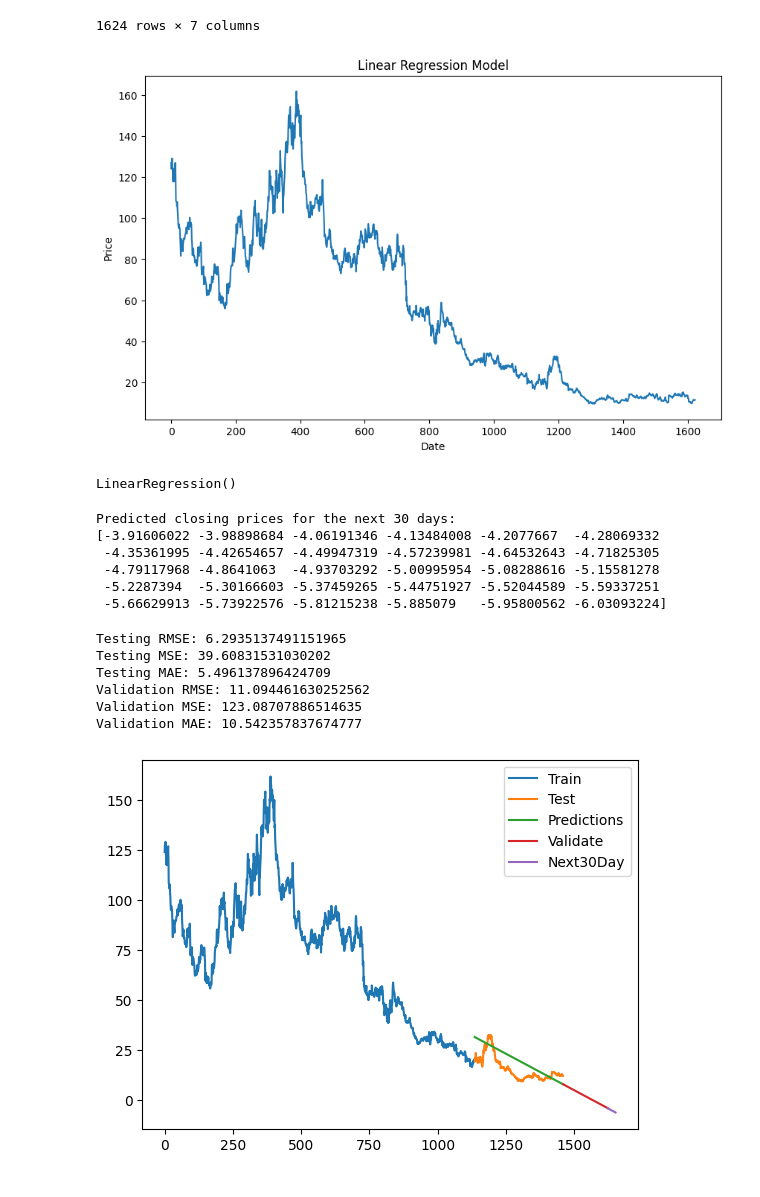
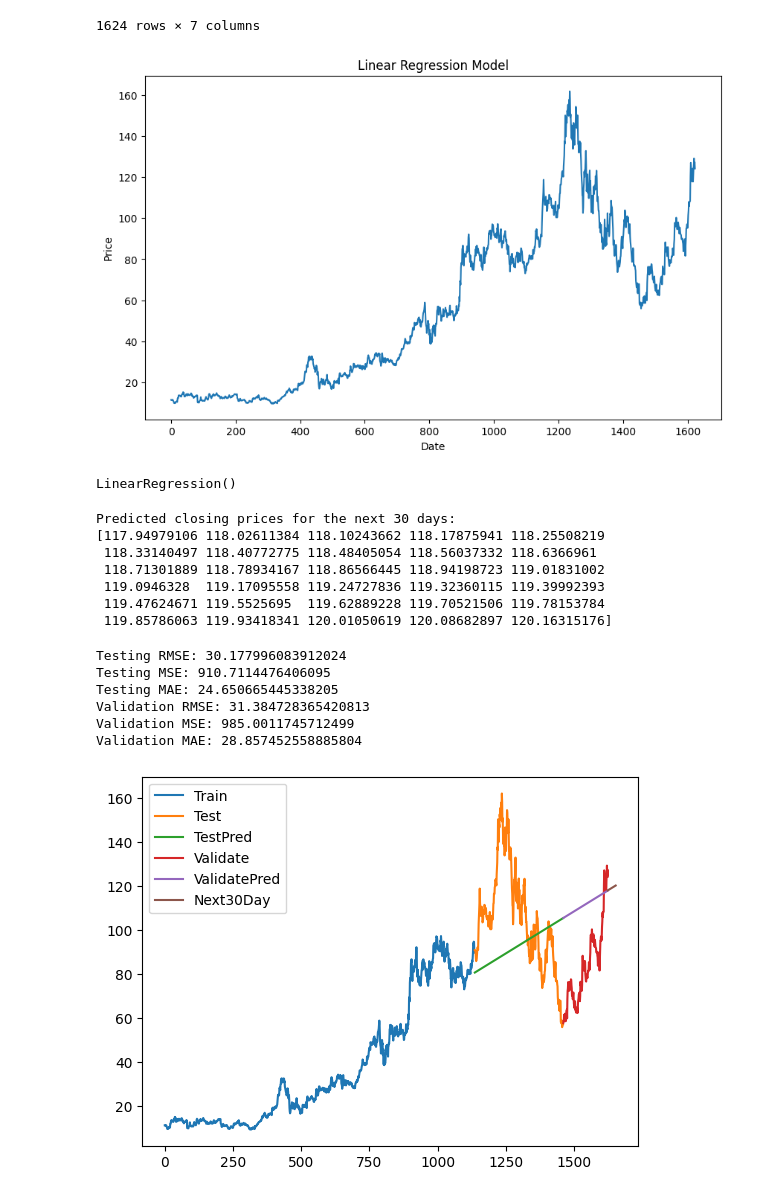
Before and after one commit to dangnghiepcuong/IS403.N21.HTTT_Nhom2, a Jupyter notebook: 1. Linear Regression/AMD_LN_Model_721.ipynb, the cells around one changed output. Drawn from its saved outputs; the diff is of its cells as text; code cells hidden in the pictures.

```diff
--- a/1. Linear Regression/AMD_LN_Model_721.ipynb
+++ b/1. Linear Regression/AMD_LN_Model_721.ipynb
@@ -76,8 +76,7 @@ df
 | 1623 | 6/15/2023 | 124.24 | 125.39 | 125.70 | 122.26 | 85130000.0 | -2.43% |
 1624 rows × 7 columns
 # %%
-#Đảo ngược dữ liệu cho mô hình
-df = df[::-1]
+
 
 figure=df['Price'].values
 plt.figure(figsize=(10,6))
@@ -87,7 +86,7 @@ plt.ylabel('Price')
 plt.title('Linear Regression Model')
 plt.show()
 # %% [output]
-[figure, old version]
+[figure, new version]
 # %%
 df = df.reset_index(drop=True) # Reset the index
 
@@ -135,11 +134,12 @@ print('Predicted closing prices for the next 30 days:')
 print(y_next_30_days)
 # %% [output]
 Predicted closing prices for the next 30 days:
-[-3.91606022 -3.98898684 -4.06191346 -4.13484008 -4.2077667  -4.28069332
- -4.35361995 -4.42654657 -4.49947319 -4.57239981 -4.64532643 -4.71825305
- -4.79117968 -4.8641063  -4.93703292 -5.00995954 -5.08288616 -5.15581278
- -5.2287394  -5.30166603 -5.37459265 -5.44751927 -5.52044589 -5.59337251
- -5.66629913 -5.73922576 -5.81215238 -5.885079   -5.95800562 -6.03093224]
+[117.94979106 118.02611384 118.10243662 118.17875941 118.25508219
+ 118.33140497 118.40772775 118.48405054 118.56037332 118.6366961
+ 118.71301889 118.78934167 118.86566445 118.94198723 119.01831002
+ 119.0946328  119.17095558 119.24727836 119.32360115 119.39992393
+ 119.47624671 119.5525695  119.62889228 119.70521506 119.78153784
+ 119.85786063 119.93418341 120.01050619 120.08682897 120.16315176]
 # %%
 from sklearn.metrics import accuracy_score, precision_score, recall_score, f1_score, mean_squared_error, mean_absolute_error
 
@@ -160,20 +160,23 @@ print('Validation RMSE:', valid_rmse)
 print('Validation MSE:', valid_mse)
 print('Validation MAE:', valid_mae)
 # %% [output]
-Testing RMSE: 6.2935137491151965
-Testing MSE: 39.60831531030202
-Testing MAE: 5.496137896424709
-Validation RMSE: 11.094461630252562
-Validation MSE: 123.08707886514635
-Validation MAE: 10.542357837674777
+Testing RMSE: 30.177996083912024
+Testing MSE: 910.7114476406095
+Testing MAE: 24.650665445338205
+Validation RMSE: 31.384728365420813
+Validation MSE: 985.0011745712499
+Validation MAE: 28.857452558885804
 # %%
 # 9.Vẽ hình
 plt.plot(train_data.index, train_data['Price'])
 plt.plot(test_data.index, test_data['Price'])
 plt.plot(test_data.index, y_pred_test)
+
+plt.plot(val_data.index, val_data['Price'])
+
 plt.plot(val_data.index, y_pred_val)
 plt.plot(last_data,y_next_30_days)
-plt.legend(['Train', 'Test', 'Predictions','Validate','Next30Day'])
+plt.legend(['Train', 'Test', 'TestPred', 'Validate', 'ValidatePred', 'Next30Day'])
 plt.show()
 # %% [output]
-[figure, old version]
+[figure, new version]
```
Also changed, not shown: 9 other files.
